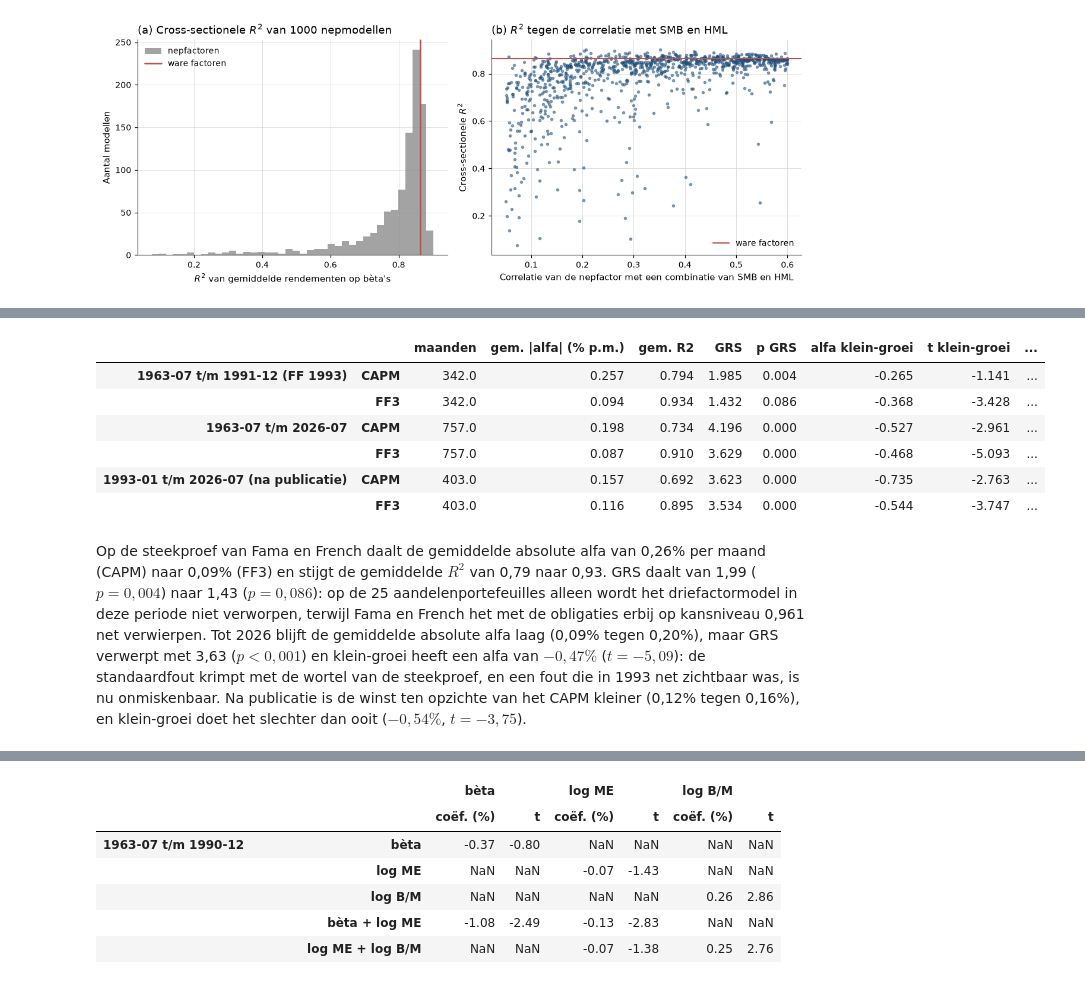
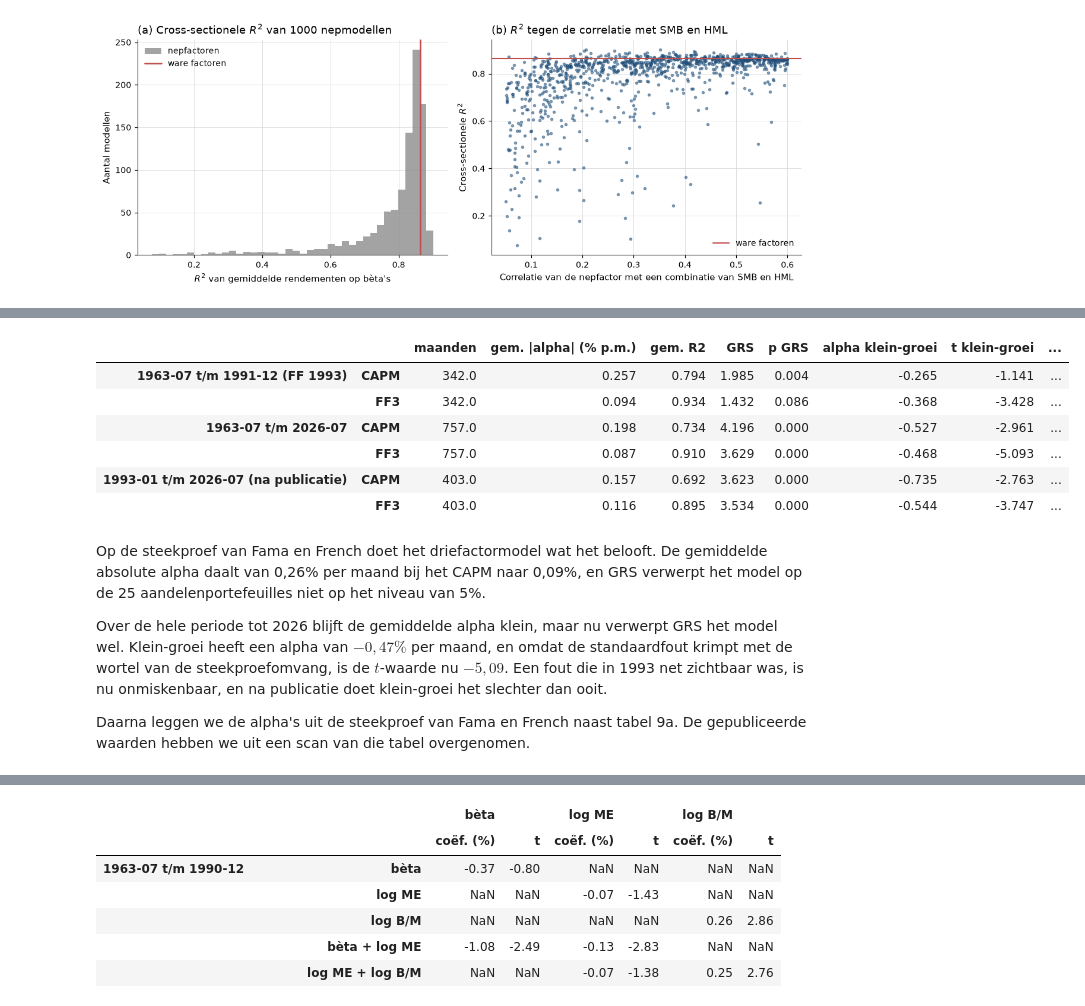
Before and after one commit to MaartenN14/history-asset-pricing, a Jupyter notebook: lectures/04_18_fama_french.ipynb, the cells around one changed output, grey strips where cells are left out. Drawn from its saved outputs; the diff is of its cells as text; code cells hidden in the pictures.

```diff
--- a/lectures/04_18_fama_french.ipynb
+++ b/lectures/04_18_fama_french.ipynb
@@ -862,35 +903,35 @@ positief en size negatief, maar zwakker dan de $t = -1{,}99$ op aandelen. (3) HM
 # %%
 ff = hap_data.french("F-F_Research_Data_Factors")
 rf, factors = ff["RF"], ff[["Mkt-RF", "SMB", "HML"]]
 ff25 = hap_data.french("25_Portfolios_5x5").sub(rf, axis=0).loc["1963-07":].dropna()
 
 size_labels, bm_labels = ["Klein", "2", "3", "4", "Groot"], ["Laag", "2", "3", "4", "Hoog"]
 models = {"CAPM": ["Mkt-RF"], "FF3": ["Mkt-RF", "SMB", "HML"]}
 periods = {"1963-07 t/m 1991-12 (FF 1993)": ("1963-07", "1991-12"),
            "1963-07 t/m 2026-07": ("1963-07", "2026-07"),
            "1993-01 t/m 2026-07 (na publicatie)": ("1993-01", "2026-07")}
 
 
 def model_summary(start, end, model):
-    """Time-series fit of the 25 portfolios on one model: alphas, t-values, R^2 and GRS."""
+    """Time-series fit of the 25 portfolios on one model: alphas, t-statistics, R^2 and GRS."""
     Y, F = ff25.loc[start:end], factors.loc[start:end, models[model]]
     alpha, t, r2 = ts_regression(Y.to_numpy(), F.to_numpy())
     grs = hap.stats.grs_test(Y, F)
     return alpha, t, r2, grs
 
 
 rows = {}
 for label, (start, end) in periods.items():
     for model in models:
         alpha, t, r2, grs = model_summary(start, end, model)
         rows[(label, model)] = {
-            "maanden": len(ff25.loc[start:end]), "gem. |alfa| (% p.m.)": 100 * np.abs(alpha).mean(),
+            "maanden": len(ff25.loc[start:end]), "gem. |alpha| (% p.m.)": 100 * np.abs(alpha).mean(),
             "gem. R2": r2.mean(), "GRS": grs["grs"], "p GRS": grs["pvalue"],
-            "alfa klein-groei": 100 * alpha[0], "t klein-groei": t[0],
-            "alfa groot-groei": 100 * alpha[20], "t groot-groei": t[20]}
+            "alpha klein-groei": 100 * alpha[0], "t klein-groei": t[0],
+            "alpha groot-groei": 100 * alpha[20], "t groot-groei": t[20]}
 pd.DataFrame(rows).T.round(3)
 # %% [output]
-|  |  | maanden | gem. |alfa| (% p.m.) | gem. R2 | GRS | p GRS | alfa klein-groei | t klein-groei | ... |
+|  |  | maanden | gem. |alpha| (% p.m.) | gem. R2 | GRS | p GRS | alpha klein-groei | t klein-groei | ... |
 | 1963-07 t/m 1991-12 (FF 1993) | CAPM | 342.0 | 0.257 | 0.794 | 1.985 | 0.004 | -0.265 | -1.141 | ... |
 |  | FF3 | 342.0 | 0.094 | 0.934 | 1.432 | 0.086 | -0.368 | -3.428 | ... |
 | 1963-07 t/m 2026-07 | CAPM | 757.0 | 0.198 | 0.734 | 4.196 | 0.000 | -0.527 | -2.961 | ... |
@@ -898,16 +939,18 @@ pd.DataFrame(rows).T.round(3)
 | 1993-01 t/m 2026-07 (na publicatie) | CAPM | 403.0 | 0.157 | 0.692 | 3.623 | 0.000 | -0.735 | -2.763 | ... |
 |  | FF3 | 403.0 | 0.116 | 0.895 | 3.534 | 0.000 | -0.544 | -3.747 | ... |
 # %% [markdown]
-Op de steekproef van Fama en French daalt de gemiddelde absolute alfa van 0,26% per maand
-(CAPM) naar 0,09% (FF3) en stijgt de gemiddelde $R^2$ van 0,79 naar 0,93. GRS daalt van 1,99
-($p = 0{,}004$) naar 1,43 ($p = 0{,}086$): op de 25 aandelenportefeuilles alleen wordt het
-driefactormodel in deze periode niet verworpen, terwijl Fama en French het met de
-obligaties erbij op kansniveau 0,961 net verwierpen. Tot 2026 blijft de gemiddelde absolute
-alfa laag (0,09% tegen 0,20%), maar GRS verwerpt met 3,63 ($p < 0{,}001$) en klein-groei
-heeft een alfa van $-0{,}47\%$ ($t = -5{,}09$): de standaardfout krimpt met de wortel van de
-steekproef, en een fout die in 1993 net zichtbaar was, is nu onmiskenbaar. Na publicatie is
-de winst ten opzichte van het CAPM kleiner (0,12% tegen 0,16%), en klein-groei doet het
-slechter dan ooit ($-0{,}54\%$, $t = -3{,}75$).
+Op de steekproef van Fama en French doet het driefactormodel wat het belooft. De gemiddelde
+absolute alpha daalt van 0,26% per maand bij het CAPM naar 0,09%, en GRS verwerpt het model
+op de 25 aandelenportefeuilles niet op het niveau van 5%.
+
+Over de hele periode tot 2026 blijft de gemiddelde alpha klein, maar nu verwerpt GRS het
+model wel. Klein-groei heeft een alpha van $-0{,}47\%$ per maand, en omdat de
+standaardfout krimpt met de wortel van de steekproefomvang, is de $t$-waarde nu $-5{,}09$.
+Een fout die in 1993 net zichtbaar was, is nu onmiskenbaar, en na publicatie doet
+klein-groei het slechter dan ooit.
+
+Daarna leggen we de alpha's uit de steekproef van Fama en French naast tabel 9a. De
+gepubliceerde waarden hebben we uit een scan van die tabel overgenomen.
 # %%
 published = {
     "CAPM gepubliceerd": [[-0.22, 0.15, 0.30, 0.42, 0.54], [-0.18, 0.17, 0.36, 0.39, 0.53],
```
Also changed, not shown: parts of 28 cells of this notebook, 5 other files.
